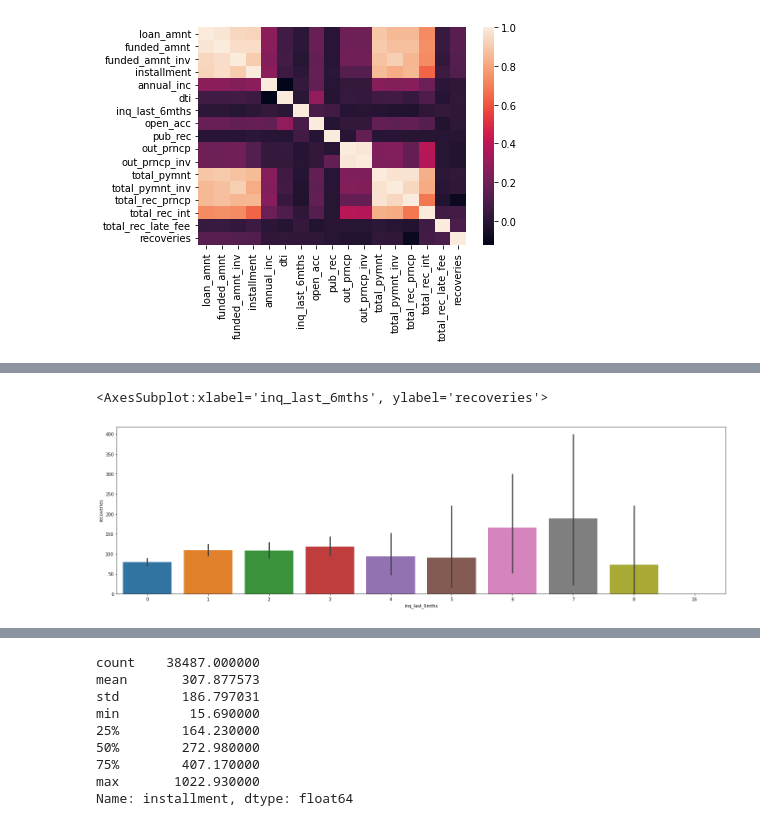
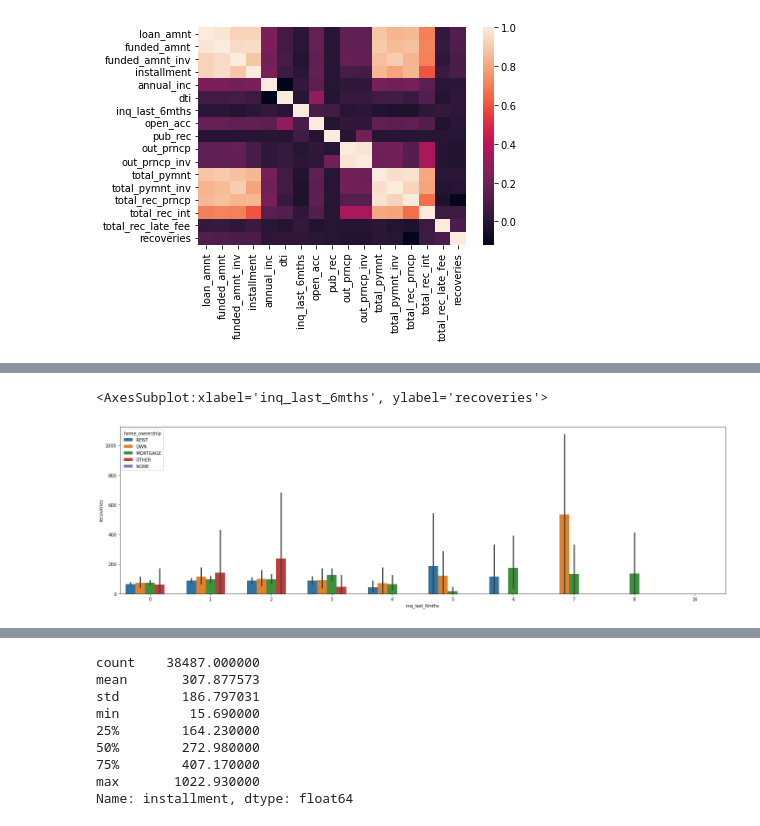
Before and after one commit to zerouchi/Bank-Loan-Prediction, a Jupyter notebook: loan prediction project.ipynb, the cells around one changed output, grey strips where cells are left out. Drawn from its saved outputs; the diff is of its cells as text; code cells hidden in the pictures.

```diff
--- a/loan prediction project.ipynb
+++ b/loan prediction project.ipynb
@@ -445,9 +500,9 @@ plt.show()
 # %%
 fig, axs = plt.subplots(1, 1,
                         figsize=(20, 6),
                         tight_layout=True)
 
-sns.barplot(x="inq_last_6mths", y="recoveries", data=df)
+sns.barplot(x="inq_last_6mths", y="recoveries",hue = "home_ownership", data=df)
 # %% [output]
 <AxesSubplot:xlabel='inq_last_6mths', ylabel='recoveries'>
-[figure, old version]
+[figure, new version]
```
Also changed, not shown: parts of 31 cells of this notebook.
